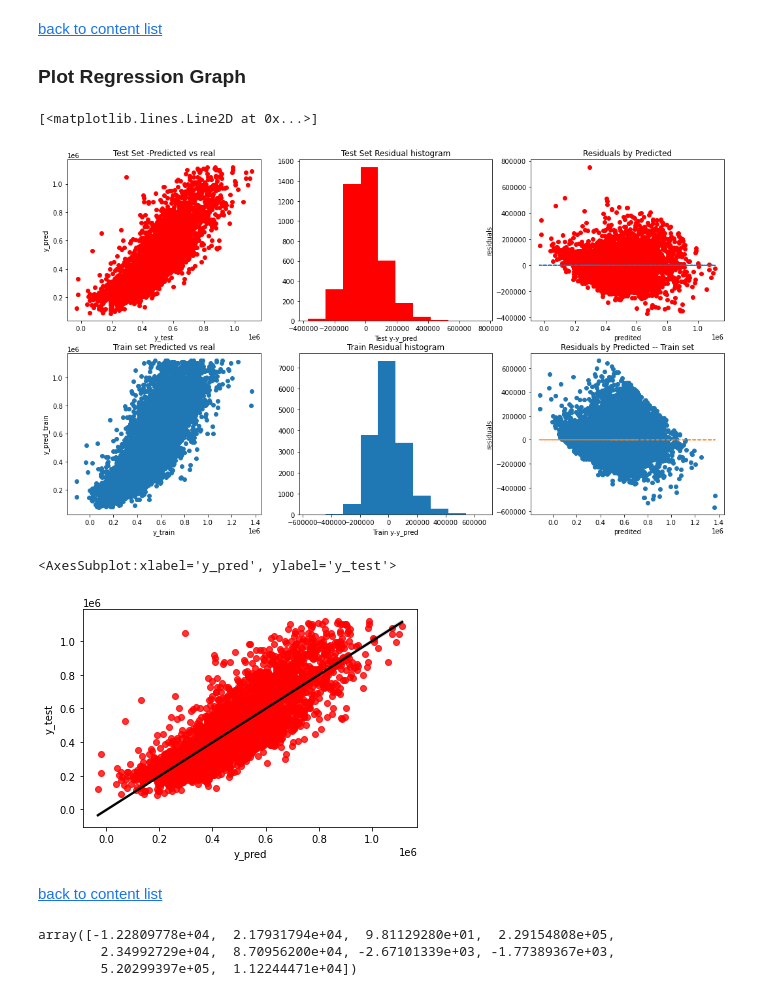
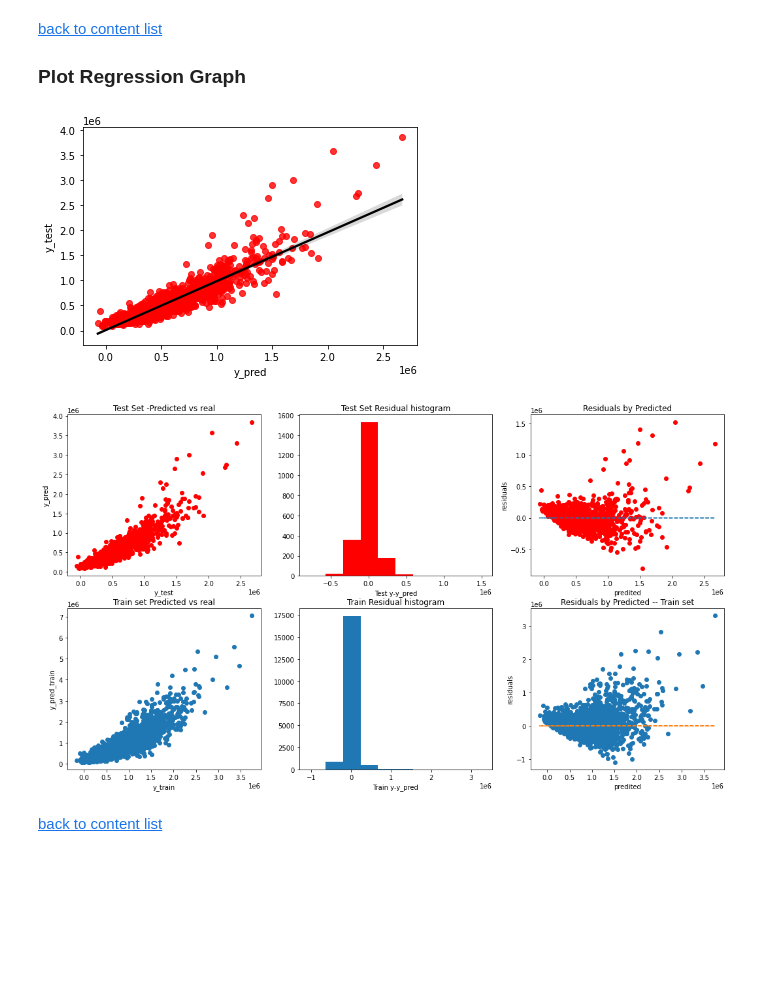
Before and after one commit to Denny-Meyer/IronHack_mid_term_real_state_regression, a Jupyter notebook: source_code/data_analytics_denny.ipynb, the cells around one changed output. Saved outputs shown, nothing was run; the diff lists cells and outputs as text; code cells hidden in the pictures; blank space fills up the shorter version.

```diff
--- a/source_code/data_analytics_denny.ipynb
+++ b/source_code/data_analytics_denny.ipynb
@@ -207,22 +256,24 @@ work_copy.drop(columns=['id', 'date', 'sqft_lot','sqft_above','zipcode', 'view',
 
 #work_copy =  work_copy[work_copy['bedrooms'] != 33]
 
-work_copy = reduce_to_interquartile(data=work_copy, name='price')
+#work_copy = reduce_to_interquartile(data=work_copy, name='price')
 
-#work_copy = reduce_to_interquartile(data=work_copy, name='bedrooms')
+work_copy = reduce_to_interquartile(data=work_copy, name='bedrooms')
 #work_copy = reduce_to_interquartile(data=work_copy, name='sqft_living')
 #work_copy = reduce_to_interquartile(data=work_copy, name='bathrooms')
+#work_copy = reduce_to_interquartile(data=work_copy, name='long')
+#work_copy = reduce_to_interquartile(data=work_copy, name='lat')
 
 
-#work_copy = aggregate_powertransform(data= work_copy, name= 'sqft_living',lamda_value=0.02)
-#work_copy = aggregate_powertransform(data= work_copy, name= 'sqft_lot')
-#work_copy = aggregate_powertransform(data= work_copy, name='bathrooms')
-#work_copy = aggregate_powertransform(data= work_copy, name='bedrooms')
-#work_copy = aggregate_powertransform(data= work_copy, name= 'yr_built')
+#work_copy = aggregate_transform(data= work_copy, name= 'yr_built', operator='pwr')
+#work_copy = aggregate_transform(data=work_copy, name='grade', operator='pwr')
+#work_copy = aggregate_transform(data=work_copy, name='lat', operator='pwr')
+#work_copy = aggregate_transform(data=work_copy, name='waterfront', operator='pwr')
+#work_copy = aggregate_transform(data=work_copy, name='sqft_living', operator='minmax')
 # %%
 # basement has no real influence so i transform this to an binary has or has not field 0 or 1
 work_copy['sqft_basement'].values[work_copy['sqft_basement'] != 0] = 1
-# %%
-work_copy.dropna(inplace=True)
+# %%
+work_copy = pd.get_dummies(work_copy, columns=['zipcode'], drop_first=True)
 # %%
 #plot_numeric(work_copy)
@@ -248,7 +298,7 @@ work_copy.describe()
 label = work_copy['price']
 work_copy.drop(columns='price', inplace=True)
 # %%
-x_train, x_test, y_train, y_test = train_test_split(work_copy, label, test_size= 0.2, random_state= 42)
+x_train, x_test, y_train, y_test = train_test_split(work_copy, label, test_size= 0.1, random_state= 42)
 # %%
 x_train.describe()
 # %% [output]
@@ -333,64 +391,16 @@ strong multicollinearity or other numerical problems.
 ### Plot Regression Graph
 # %%
 result=pd.DataFrame({"y_test":y_test,"y_pred":y_pred})
-# %%
-# Make an scatter plot y_pred vs y
-# What kind of plot you will get if all the all the predictions are ok?
-# A stright line
-
-fig, ax = plt.subplots(2,3,figsize=(18,10))
-ax[0,0].plot(y_pred, y_test, 'o',color='red')
-ax[0,0].set_xlabel("y_test")
-ax[0,0].set_ylabel("y_pred")
-ax[0,0].set_title("Test Set -Predicted vs real")
-
-# Get a histogram of the residuals ie: y - y_pred.  Homoscdasticity
-# It resembles a normal distribution?
-ax[0,1].hist(y_test - y_pred, color='red')
-ax[0,1].set_xlabel("Test y-y_pred")
-ax[0,1].set_title("Test Set Residual histogram")
-
-ax[0,2].plot(y_pred,y_test - y_pred,"o", color='red')
-ax[0,2].set_xlabel("predited")
-ax[0,2].set_ylabel("residuals")
-ax[0,2].set_title("Residuals by Predicted")
-ax[0,2].plot(y_pred,np.zeros(len(y_pred)),linestyle='dashed')
-
-
-
-ax[1,0].plot(y_pred_train, y_train, 'o')
-ax[1,0].set_xlabel("y_train")
-ax[1,0].set_ylabel("y_pred_train")
-ax[1,0].set_title("Train set Predicted vs real")
-
-# Get a histogram of the residuals ie: y - y_pred.  Homoscdasticity
-# It resembles a normal distribution?
-ax[1,1].hist(y_train - y_pred_train)
-ax[1,1].set_xlabel("Train y-y_pred")
-ax[1,1].set_title("Train Residual histogram")
-
-ax[1,2].plot(y_pred_train,y_train - y_pred_train,"o")
-ax[1,2].set_xlabel("predited")
-ax[1,2].set_ylabel("residuals")
-ax[1,2].set_title("Residuals by Predicted -- Train set")
-ax[1,2].plot(y_pred_train,np.zeros(len(y_pred_train)),linestyle='dashed')
-# %% [output]
-[<matplotlib.lines.Line2D at 0x...>]
-[figure, removed]
 # %%
+
 sns.regplot(x='y_pred',y='y_test', data=result, scatter_kws={"color": "red"}, line_kws={"color": "black"})
+plot_train_vs_test(x_train=x_train,y_pred= y_pred, x_test=x_test, y_test=y_test, y_pred_train=y_pred_train)
 # %% [output]
-<AxesSubplot:xlabel='y_pred', ylabel='y_test'>
-[figure, old version]
+[figure, new version]
+[figure, added]
 # %% [markdown]
 <a id='feature_importance'></a>
 <a href='#content'>back to content list</a>
-# %%
-model_l.coef_
-# %% [output]
-array([-1.22809778e+04,  2.17931794e+04,  9.81129280e+01,  2.29154808e+05,
-        2.34992729e+04,  8.70956200e+04, -2.67101339e+03, -1.77389367e+03,
-        5.20299397e+05,  1.12244471e+04])
 # %%
 features_importances = pd.DataFrame(data={
     'Attribute': x_train.columns,
```
Also changed, not shown: parts of 17 cells of this notebook.
